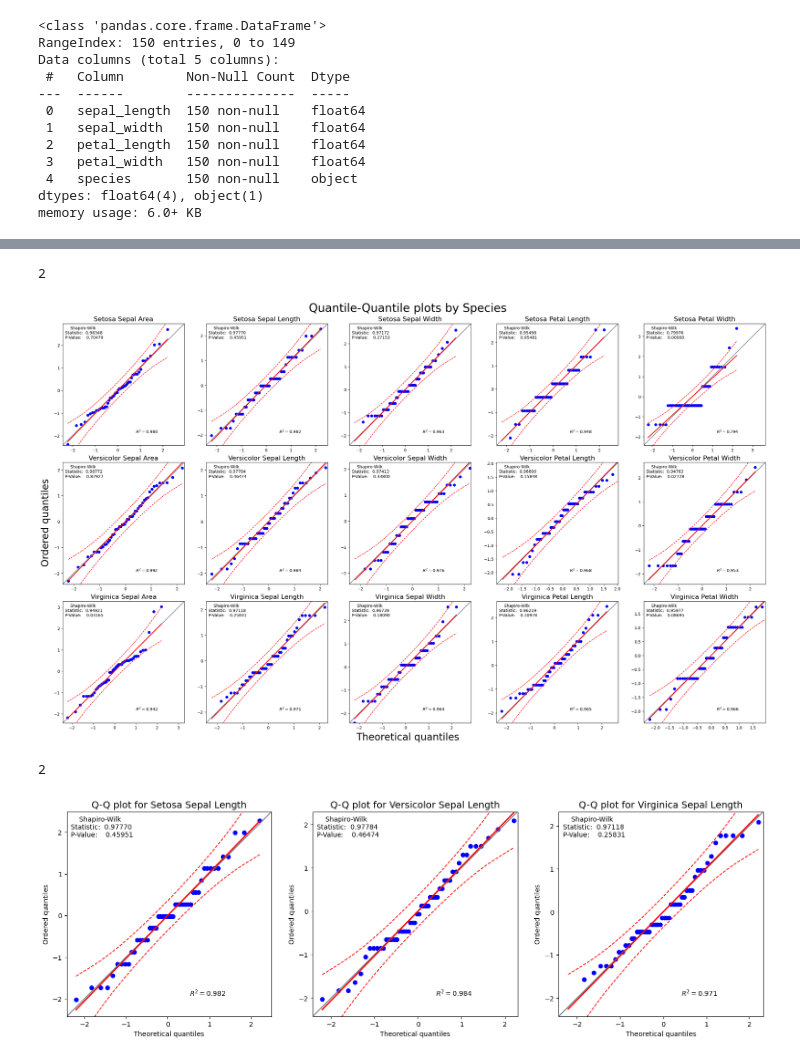
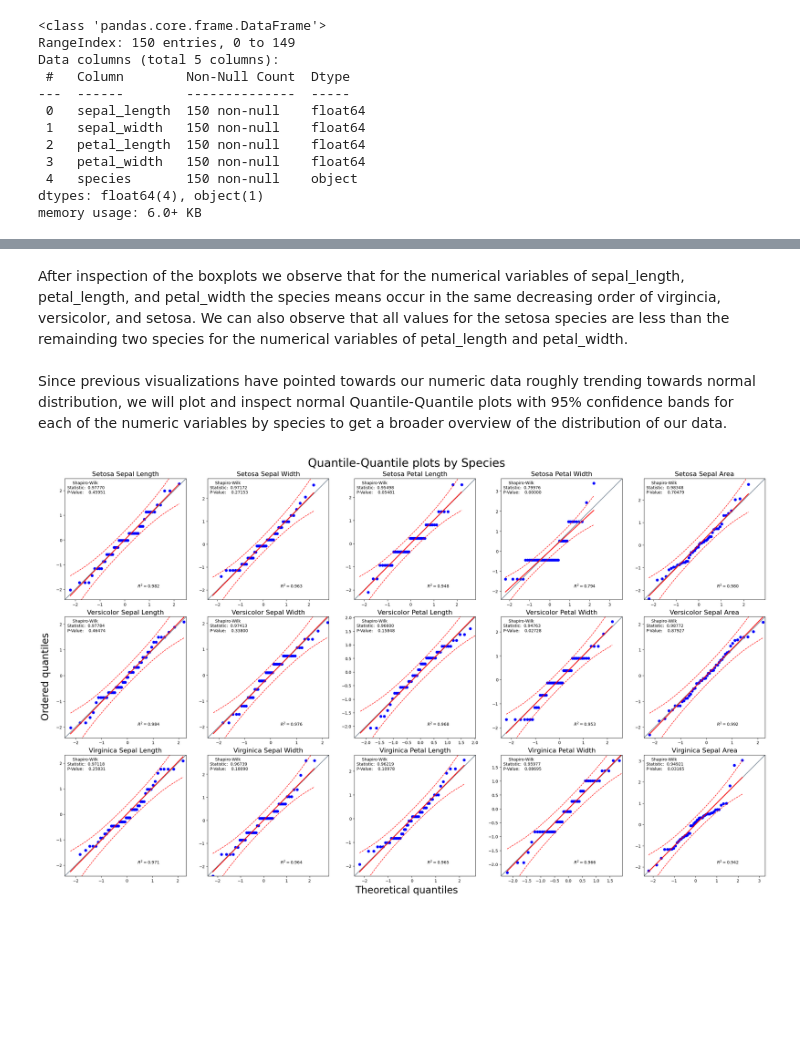
Before and after one commit to JfromNWMS/datafun-04-eda, a Jupyter notebook: jordan_eda.ipynb, the cells around one changed output, grey strips where cells are left out. Drawn from its saved outputs; the diff is of its cells as text; code cells hidden in the pictures; blank space fills up the shorter version.

```diff
--- a/jordan_eda.ipynb
+++ b/jordan_eda.ipynb
@@ -68,31 +79,0 @@ Name: count, dtype: int64
-# %%
-import ipywidgets as widgets
-from IPython.display import display
-
-iris_df = jmod.pretty_df(iris_df)
-
-def plot_species(name):
-    colors = ['cadetblue', 'steelblue', 'lightslategrey']
-    index = list(iris_df['Species'].unique()).index(name)
-    iris_df.query(f"Species=='{name}'").hist(layout=(1,4), figsize=(20,4), color=colors[index])
-    plt.suptitle(f"Species: {name.title()}", fontsize=18)
-    plt.tight_layout()
-    plt.show()
-
-species_dropdown = widgets.Dropdown(
-    options=list(iris_df['Species'].unique()),
-    description='Species:',
-    disabled=False,
-)
-
-species_slider = widgets.SelectionSlider(
-    options=list(iris_df['Species'].unique()),
-    description='Species:',
-    disabled=False,
-    continuous_update=False,
-    orientation='horizontal',
-    readout=True
-)
-
-out = widgets.interactive_output(plot_species, {'name': species_slider})
-display(species_slider, out)
@@ -119,5 +114,5 @@ Inspection of the frequency distribution plot for flower species shows that all
 # %%
-iris_df.insert(0, 'sepal_area', iris_df['sepal_length'] * iris_df['sepal_width'])
-iris_df = utils_jordan.pretty_df(iris_df)
+iris_df.insert(4, 'sepal_area', iris_df['sepal_length'] * iris_df['sepal_width'])
+iris_df = stats_jordan.pretty_df(iris_df)
 iris_df.head()
 # %% [output]
@@ -172,12 +183,9 @@ utils_jordan.is_norm(df_data=iris_df.iloc[:,-2:], by='Species', main_label=False
+# %% [markdown]
+After inspection of the boxplots we observe that for the numerical variables of sepal_length, petal_length, and petal_width the species means occur in the same decreasing order of virgincia, versicolor, and setosa.  We can also observe that all values for the setosa species are less than the remainding two species for the numerical variables of petal_length and petal_width.
+<br><br>
+Since previous visualizations have pointed towards our numeric data roughly trending towards normal distribution, we will plot and inspect normal Quantile-Quantile plots with 95% confidence bands for each of the numeric variables by species to get a broader overview of the distribution of our data.
 # %%
-reload(utils_jordan)
-utils_jordan.is_norm(iris_df, 'Species', ncol_fig=5)
+stats_jordan.is_norm_small(iris_df, by = 'Species', ncol_fig = 5)
+plt.show()
 # %% [output]
-2
-[figure, old version]
+[figure, new version]
-# %%
-reload(utils_jordan)
-utils_jordan.is_norm(iris_df[['Species','Sepal Length']], by='Species', main_label=False)
-# %% [output]
-2
-[figure, removed]
```
Also changed, not shown: parts of 35 cells of this notebook, 12 other files.
